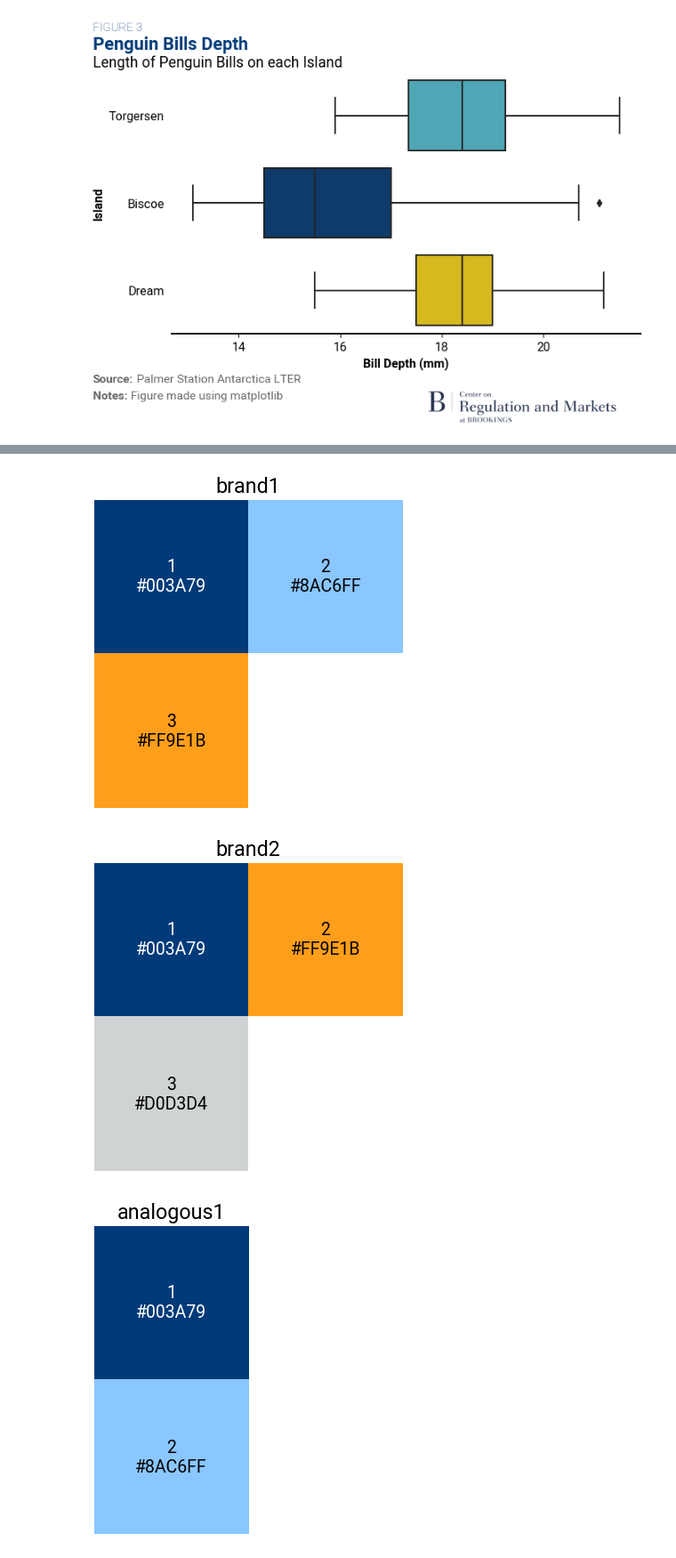
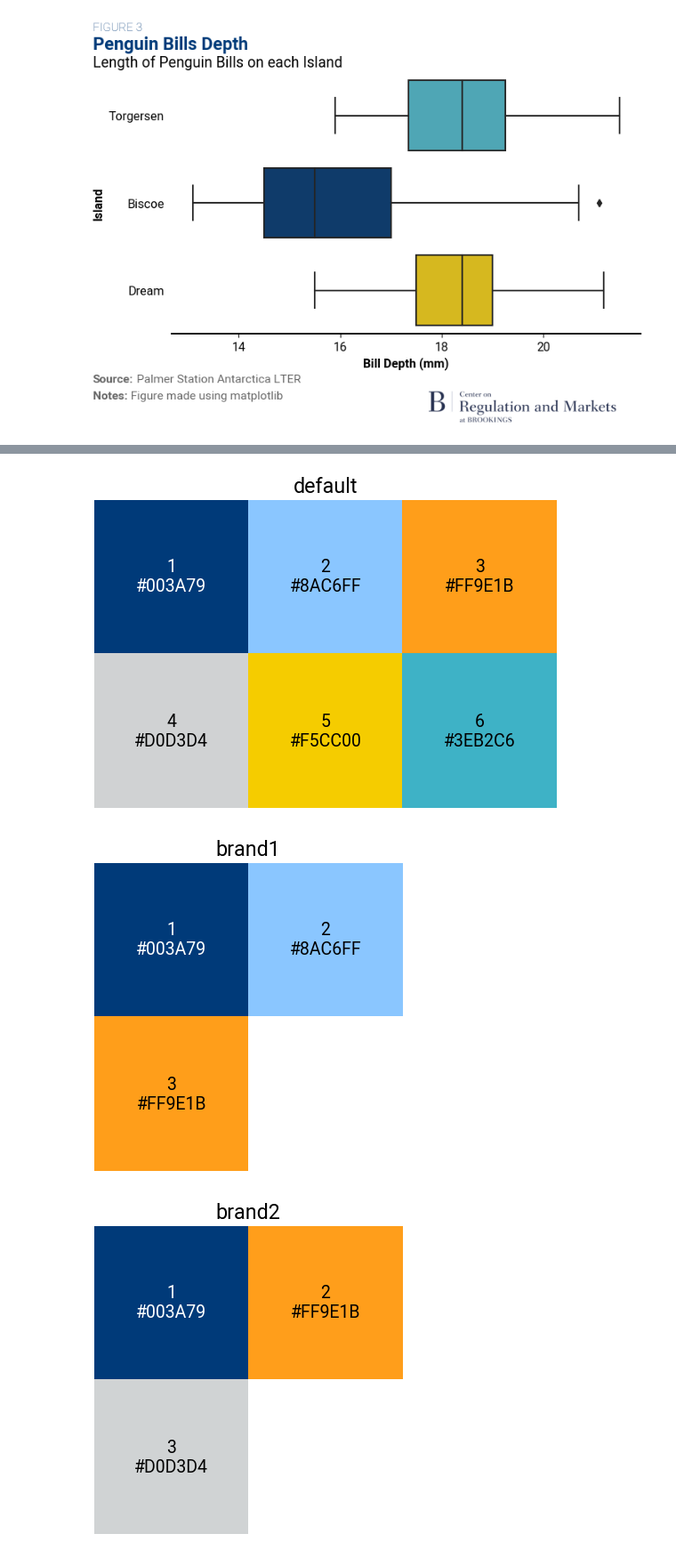
Before and after one commit to Adam-Sedlak-Brookings/pyplotbrookings, a Jupyter notebook: examples/Examples.ipynb, the cells around one changed output, grey strips where cells are left out. Shown at 89% size. Cells and saved outputs as stored; diff of their text form; code cells hidden in the pictures.

```diff
--- a/examples/Examples.ipynb
+++ b/examples/Examples.ipynb
@@ -136,9 +133,9 @@ NOTE: Here we are directly accessing the palettes dictionaries (`palettes` and `
 # %%
 # Preview color palettes and the correct text color (black or white) that can be applied on top of each color
-for p in list(ppb.palettes.keys())[:4]:
+for p in ppb.get_palette('', list_supported=True)[:4]:
     plt.title(p)
     ppb.view_palette(p)
 # %% [output]
-[figure, old version]
+[figure, new version]
-[figure, old version]
+[figure, new version]
-[figure, old version]
+[figure, new version]
```
Also changed, not shown: parts of 13 cells of this notebook, 6 other files.
